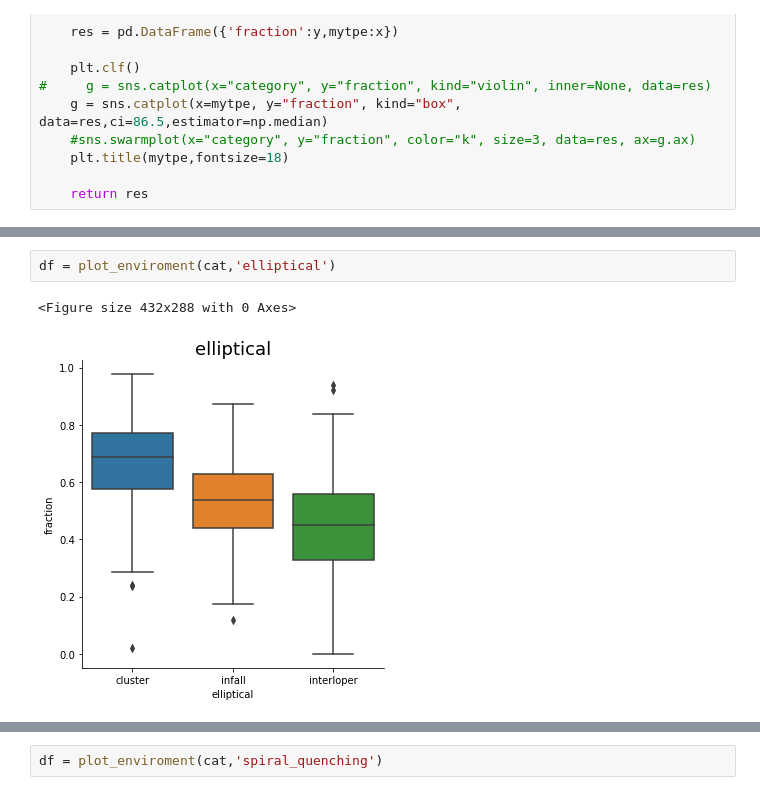
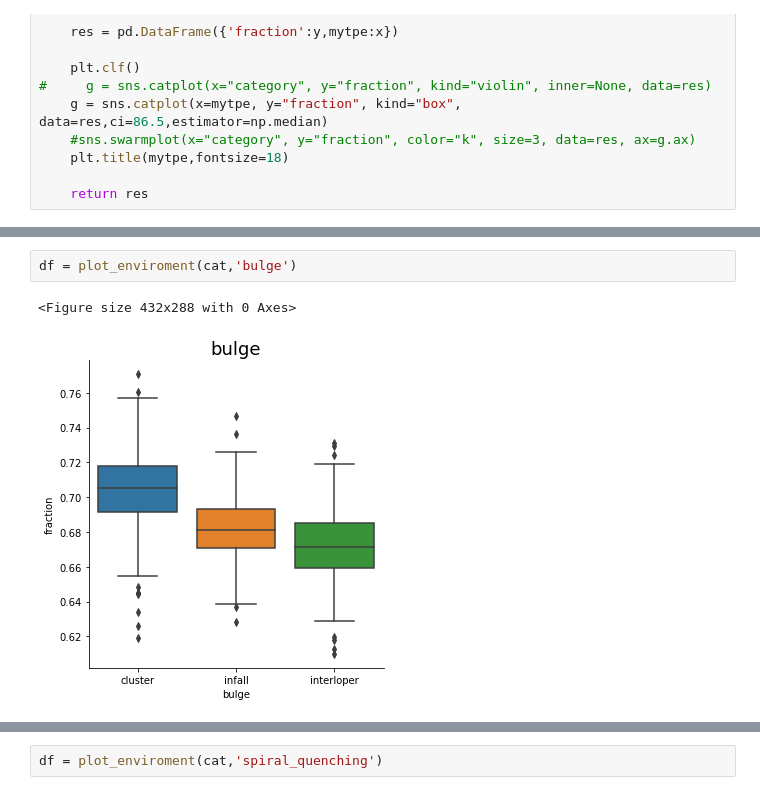
Before and after one commit to estevesjh/galaxyFormation, a Jupyter notebook: notebooks/plot_fractions.ipynb, the cells around one changed output, grey strips where cells are left out. Drawn from its saved outputs; the diff is of its cells as text.

```diff
--- a/notebooks/plot_fractions.ipynb
+++ b/notebooks/plot_fractions.ipynb
@@ -129,8 +121,8 @@ df = plot_enviroment(cat,'quenching')
 # %%
-df = plot_enviroment(cat,'elliptical')
+df = plot_enviroment(cat,'bulge')
 # %% [output]
 <Figure size 432x288 with 0 Axes>
-[figure, old version]
+[figure, new version]
 # %%
 df = plot_enviroment(cat,'quenching')
 # %% [output]
```
Also changed, not shown: parts of 3 cells of this notebook.
